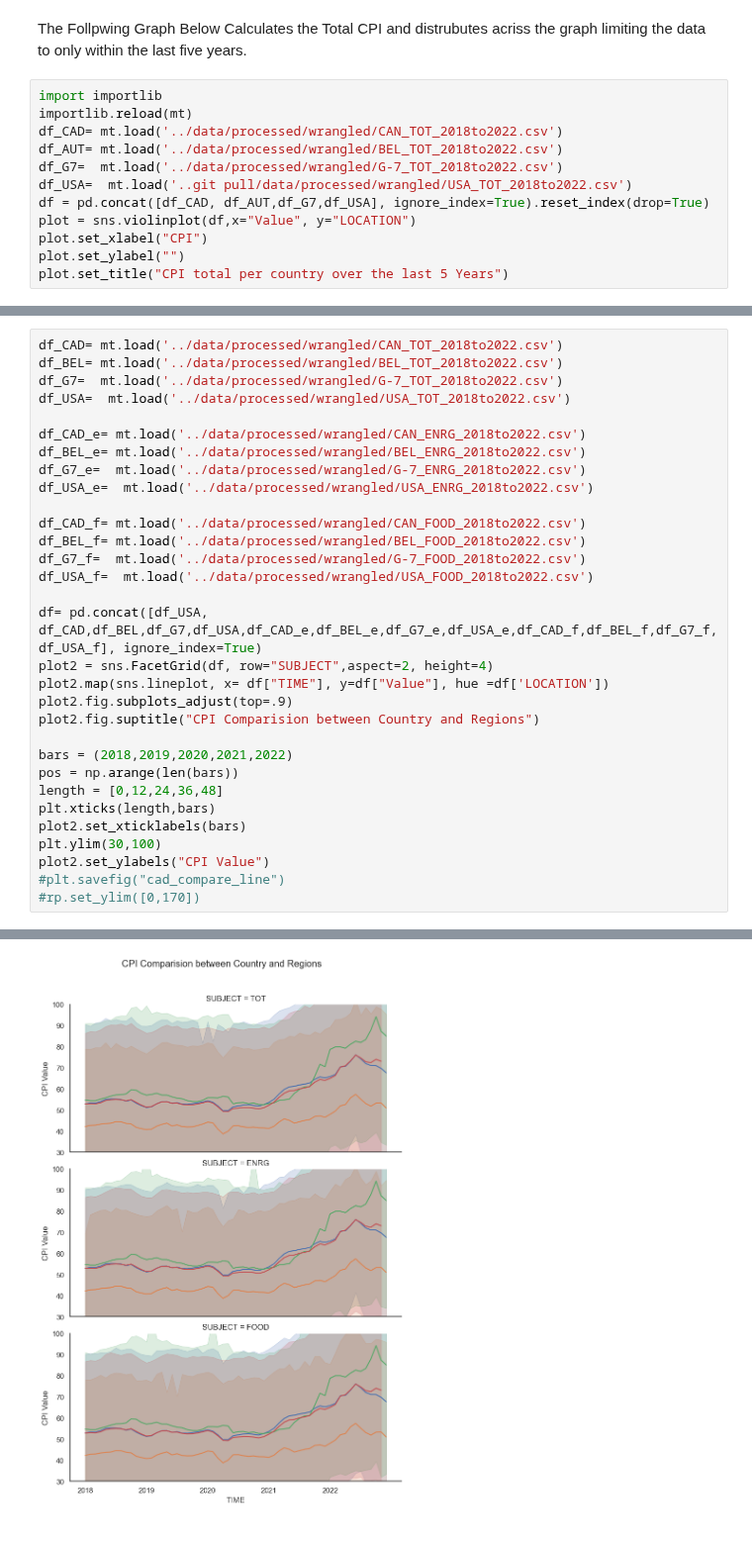
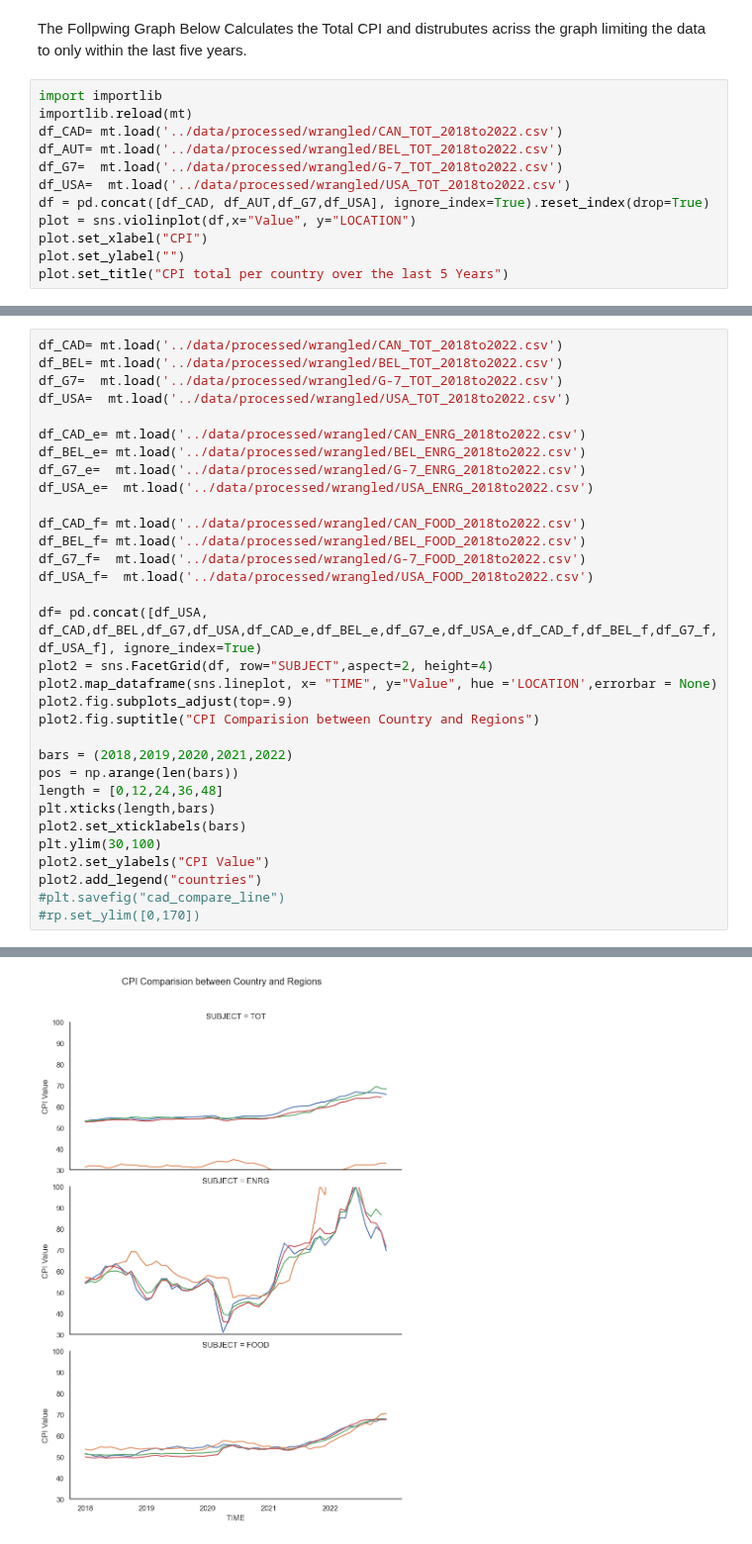
Before and after one commit to ubco-W2022T2-data301/project-group-group19, a Jupyter notebook: analysis/analysis2.ipynb, the cells around one changed output, grey strips where cells are left out. Shown at 99% size. Drawn from its saved outputs; the diff is of its cells as text.

Commit message:
graphs fixed

```diff
--- a/analysis/analysis2.ipynb
+++ b/analysis/analysis2.ipynb
@@ -408,7 +464,7 @@ importlib.reload(mt)
 df_CAD= mt.load('../data/processed/wrangled/CAN_TOT_2018to2022.csv')
 df_AUT= mt.load('../data/processed/wrangled/BEL_TOT_2018to2022.csv')
 df_G7=  mt.load('../data/processed/wrangled/G-7_TOT_2018to2022.csv')
-df_USA=  mt.load('..git pull/data/processed/wrangled/USA_TOT_2018to2022.csv')
+df_USA=  mt.load('../data/processed/wrangled/USA_TOT_2018to2022.csv')
 df = pd.concat([df_CAD, df_AUT,df_G7,df_USA], ignore_index=True).reset_index(drop=True)
 plot = sns.violinplot(df,x="Value", y="LOCATION")
 plot.set_xlabel("CPI")
@@ -478,7 +540,7 @@ df_USA_f=  mt.load('../data/processed/wrangled/USA_FOOD_2018to2022.csv')
 
 df= pd.concat([df_USA, df_CAD,df_BEL,df_G7,df_USA,df_CAD_e,df_BEL_e,df_G7_e,df_USA_e,df_CAD_f,df_BEL_f,df_G7_f,df_USA_f], ignore_index=True)
 plot2 = sns.FacetGrid(df, row="SUBJECT",aspect=2, height=4)
-plot2.map(sns.lineplot, x= df["TIME"], y=df["Value"], hue =df['LOCATION'])
+plot2.map_dataframe(sns.lineplot, x= "TIME", y="Value", hue ='LOCATION',errorbar = None)
 plot2.fig.subplots_adjust(top=.9)
 plot2.fig.suptitle("CPI Comparision between Country and Regions")
 
@@ -489,6 +551,7 @@ plt.xticks(length,bars)
 plot2.set_xticklabels(bars)
 plt.ylim(30,100)
 plot2.set_ylabels("CPI Value")
+plot2.add_legend("countries")
 #plt.savefig("cad_compare_line")
 #rp.set_ylim([0,170])
 # %% [output]
@@ -495 +559 @@ plot2.set_ylabels("CPI Value")
-[figure, old version]
+[figure, new version]
```
Also changed, not shown: parts of 9 cells of this notebook, 4 other files.
